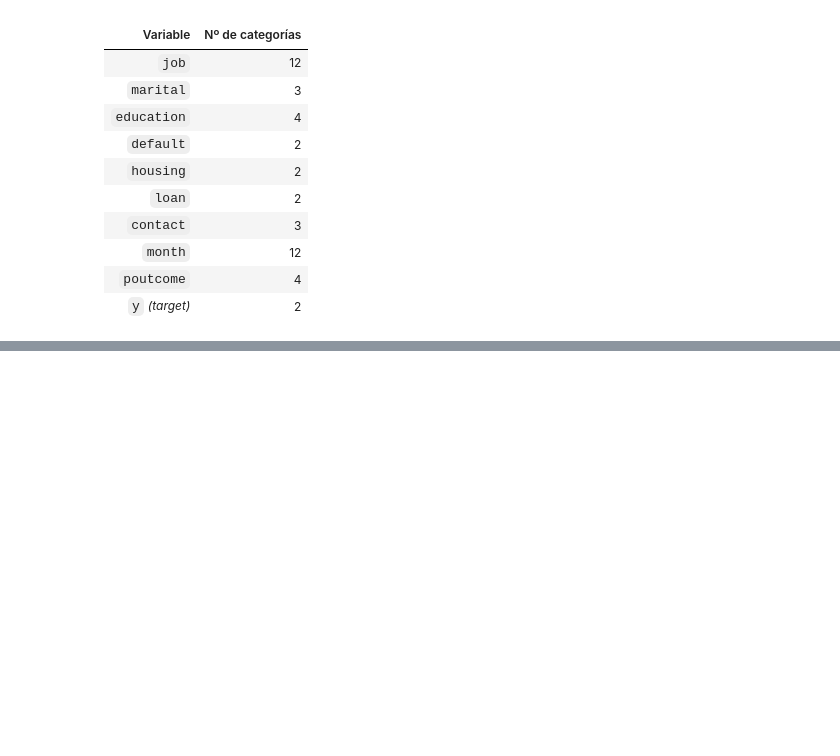
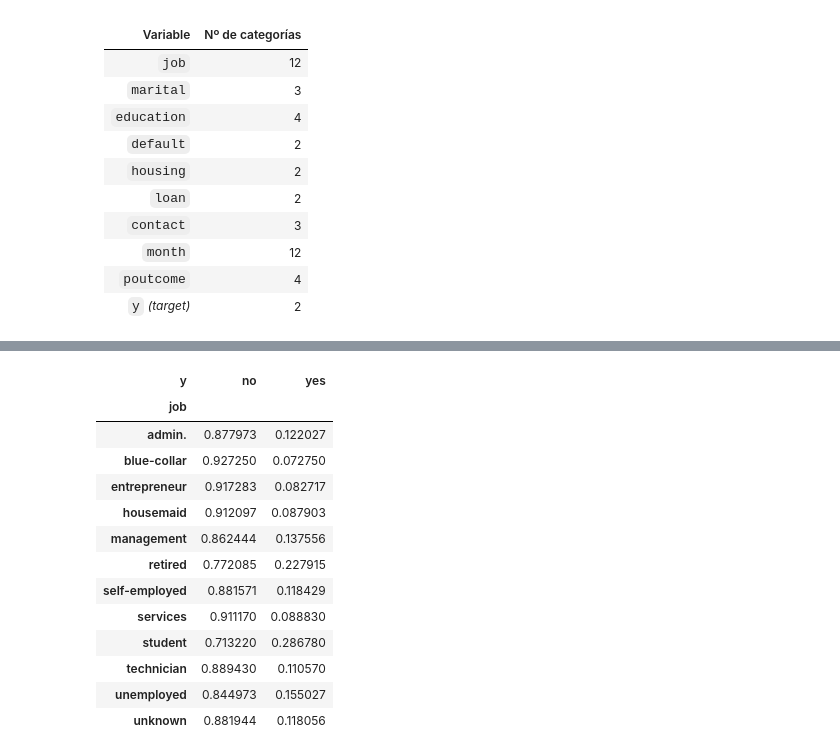
Before and after one commit to joseparedes14/MLPROJ, a Jupyter notebook: notebook/EDA.ipynb, the cells around one changed output, grey strips where cells are left out. Drawn from its saved outputs; the diff is of its cells as text; code cells hidden in the pictures; blank space fills up the shorter version.

```diff
--- a/notebook/EDA.ipynb
+++ b/notebook/EDA.ipynb
@@ -247,0 +316,17 @@ data.describe().T.style.background_gradient(cmap = "magma")
+# %%
+job_split_obj
+# %% [output]
+| y | no | yes |
+| job |  |  |
+| admin. | 0.877973 | 0.122027 |
+| blue-collar | 0.927250 | 0.072750 |
+| entrepreneur | 0.917283 | 0.082717 |
+| housemaid | 0.912097 | 0.087903 |
+| management | 0.862444 | 0.137556 |
+| retired | 0.772085 | 0.227915 |
+| self-employed | 0.881571 | 0.118429 |
+| services | 0.911170 | 0.088830 |
+| student | 0.713220 | 0.286780 |
+| technician | 0.889430 | 0.110570 |
+| unemployed | 0.844973 | 0.155027 |
+| unknown | 0.881944 | 0.118056 |
```
Also changed, not shown: parts of 20 cells of this notebook, 1 other file.
